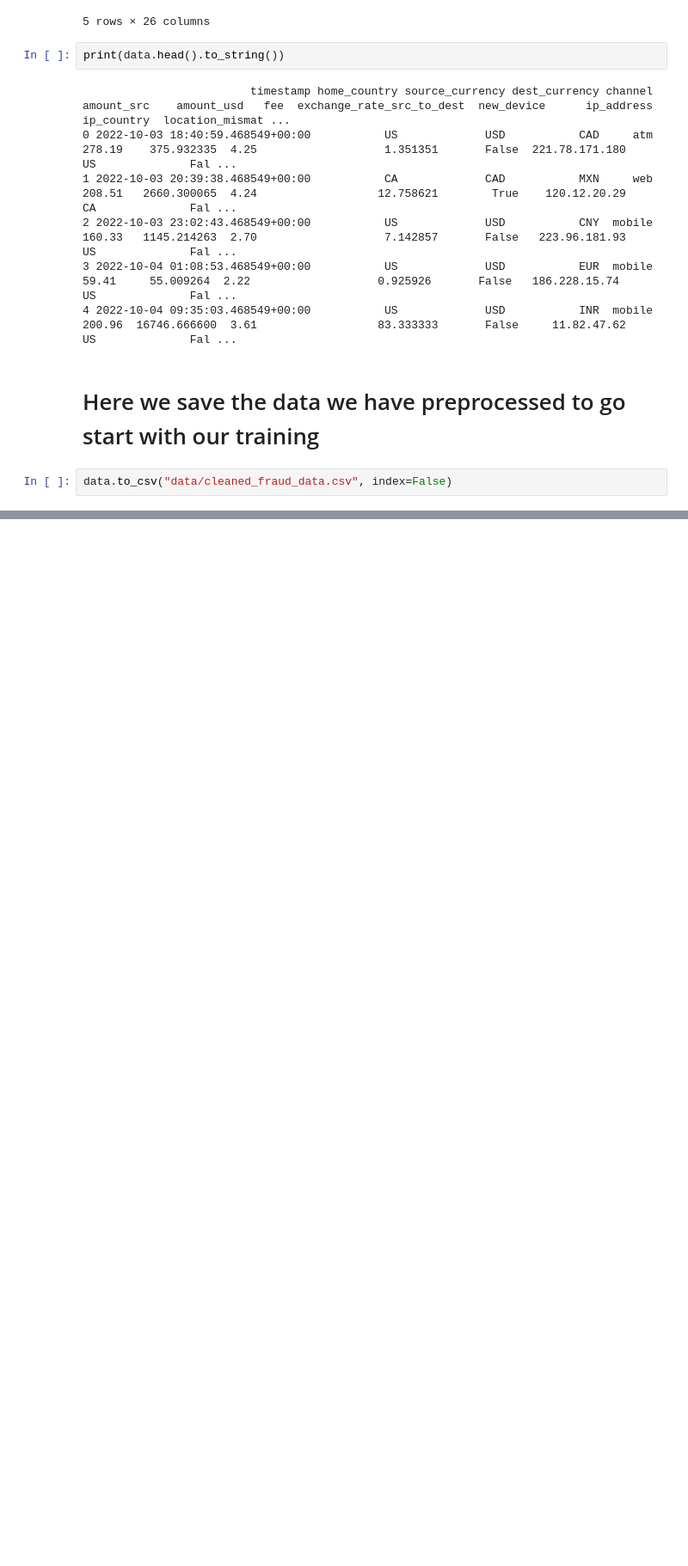
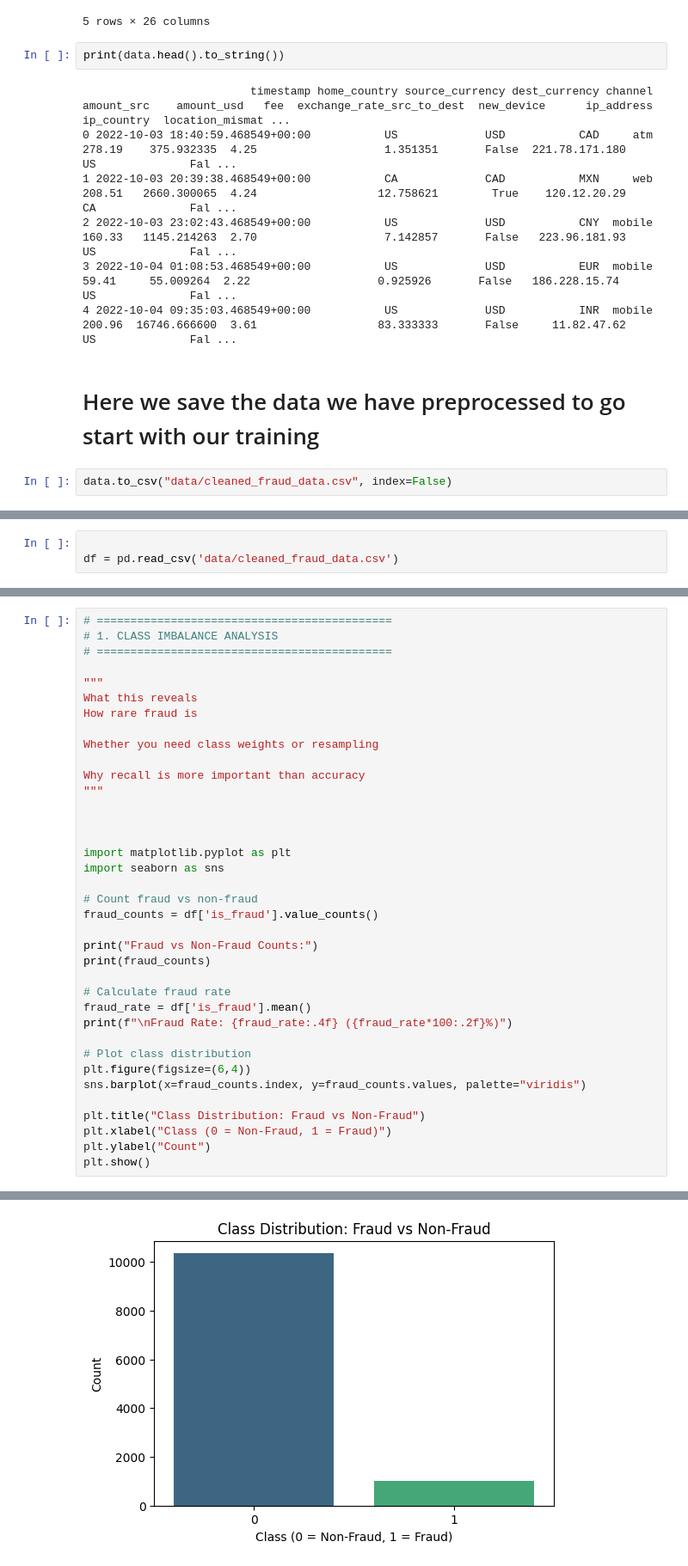
Before and after one commit to GideonGanah/FraudDetection, a Jupyter notebook: EDA.ipynb, the cells around one changed output, grey strips where cells are left out. Shown at 86% size. Saved outputs shown, nothing was run; the diff lists cells and outputs as text; blank space fills up the shorter version.

```diff
--- a/EDA.ipynb
+++ b/EDA.ipynb
@@ -536,0 +539,3 @@ data.to_csv("data/cleaned_fraud_data.csv", index=False)
+# %%
+
+df = pd.read_csv('data/cleaned_fraud_data.csv')
@@ -536,0 +551,38 @@ data.to_csv("data/cleaned_fraud_data.csv", index=False)
+# %%
+# ============================================
+# 1. CLASS IMBALANCE ANALYSIS
+# ============================================
+
+"""
+What this reveals
+How rare fraud is
+
+Whether you need class weights or resampling
+
+Why recall is more important than accuracy
+"""
+
+
+
+import matplotlib.pyplot as plt
+import seaborn as sns
+
+# Count fraud vs non-fraud
+fraud_counts = df['is_fraud'].value_counts()
+
+print("Fraud vs Non-Fraud Counts:")
+print(fraud_counts)
+
+# Calculate fraud rate
+fraud_rate = df['is_fraud'].mean()
+print(f"\nFraud Rate: {fraud_rate:.4f} ({fraud_rate*100:.2f}%)")
+
+# Plot class distribution
+plt.figure(figsize=(6,4))
+sns.barplot(x=fraud_counts.index, y=fraud_counts.values, palette="viridis")
+
+plt.title("Class Distribution: Fraud vs Non-Fraud")
+plt.xlabel("Class (0 = Non-Fraud, 1 = Fraud)")
+plt.ylabel("Count")
+plt.show()
+# %% [output]
@@ -536,0 +599 @@ data.to_csv("data/cleaned_fraud_data.csv", index=False)
+[figure, added]
```
Also changed, not shown: parts of 5 cells of this notebook, 7 other files.
